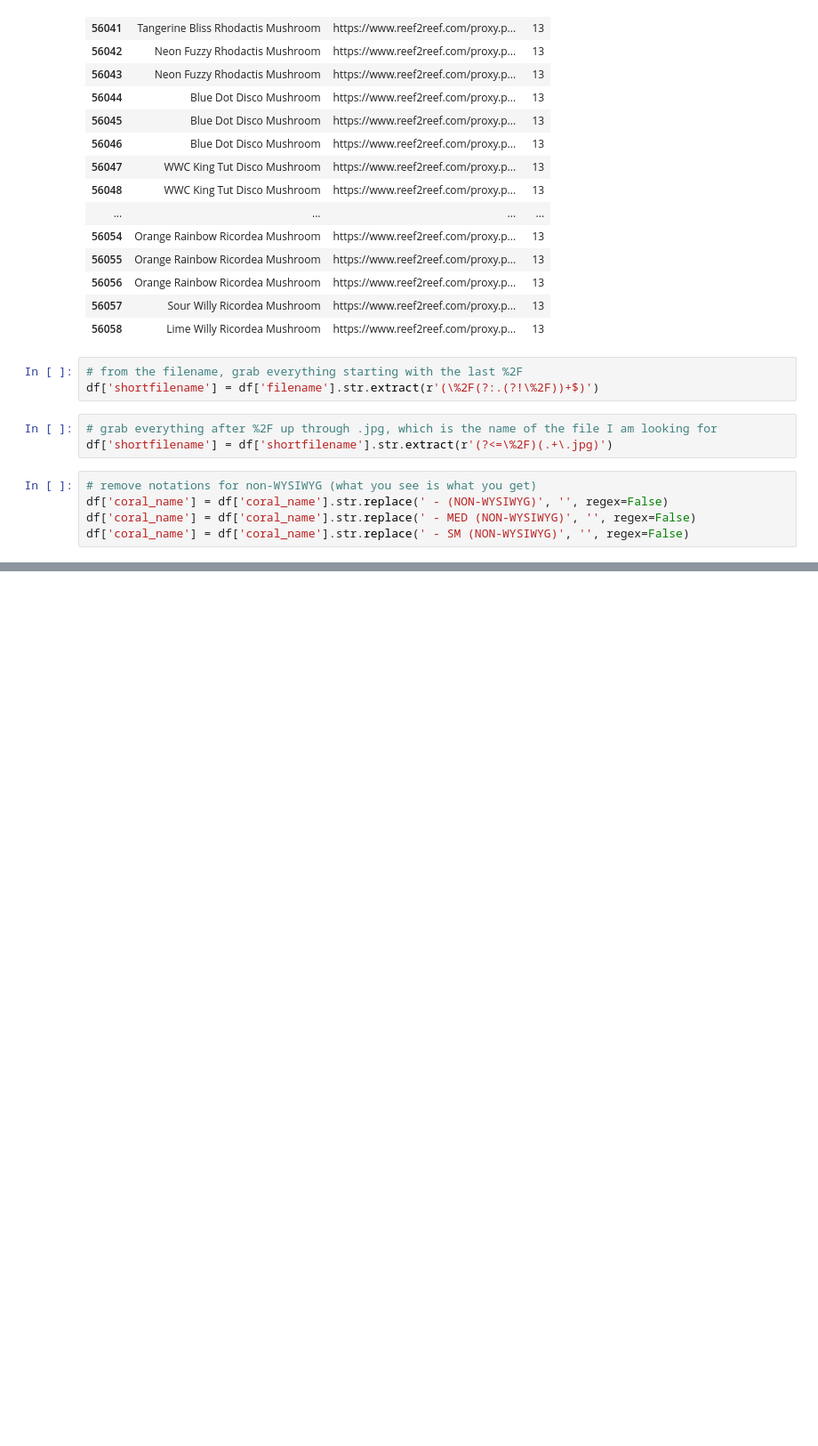
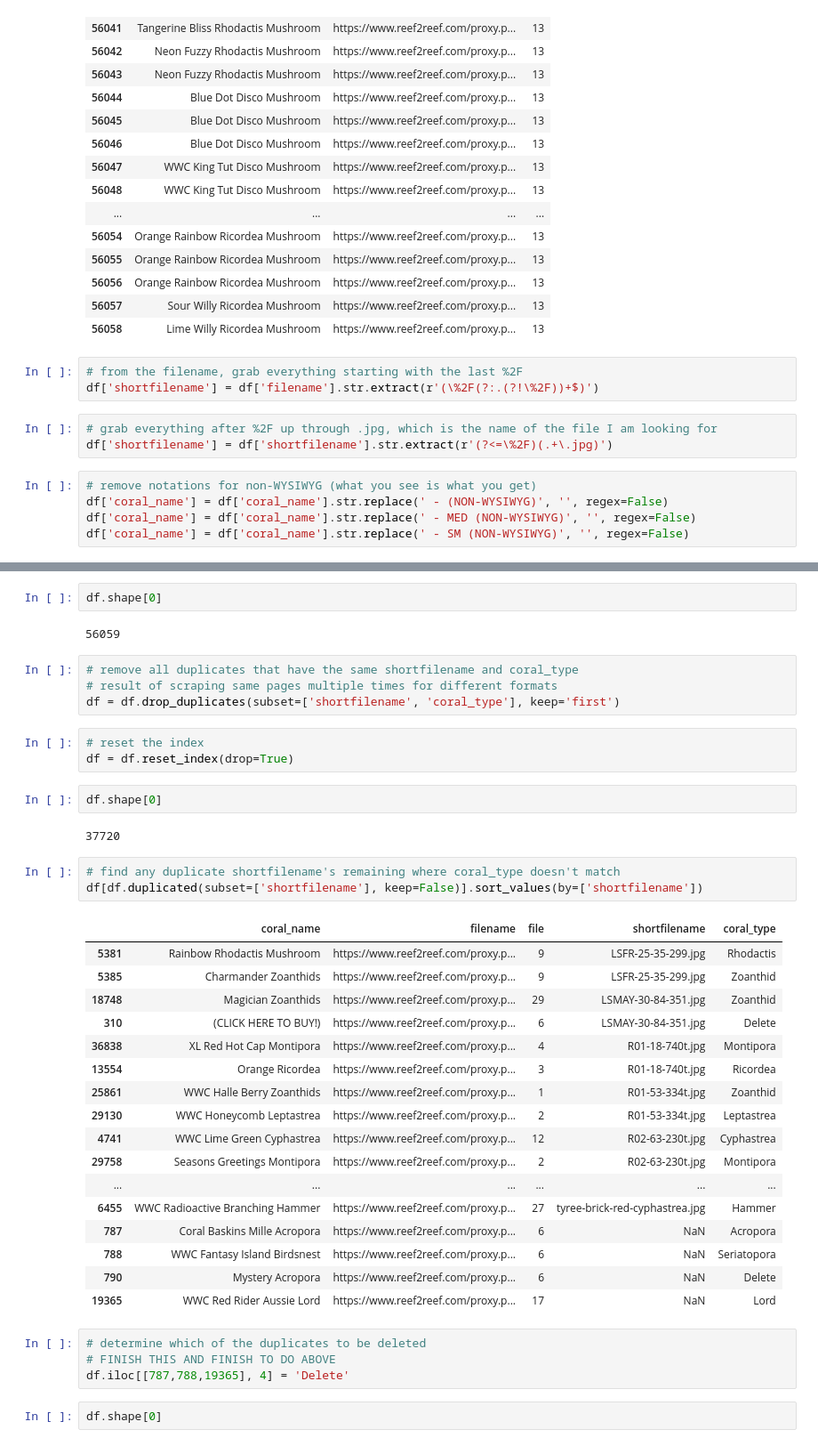
Before and after one commit to Frizzles7/coral_id, a Jupyter notebook: coral_names_cleanup.ipynb, the cells around one changed output, grey strips where cells are left out. Shown: that part at 89% size. Saved outputs shown, nothing was run; the diff lists cells and outputs as text; blank space fills up the shorter version.

```diff
--- a/coral_names_cleanup.ipynb
+++ b/coral_names_cleanup.ipynb
@@ -228,0 +830,42 @@ df[(df['coral_name'].str.endswith('Lord')) & (df['coral_type'] != 'Lord')]
+# %%
+df.shape[0]
+# %% [output]
+56059
+# %%
+# remove all duplicates that have the same shortfilename and coral_type
+# result of scraping same pages multiple times for different formats
+df = df.drop_duplicates(subset=['shortfilename', 'coral_type'], keep='first')
+# %%
+# reset the index
+df = df.reset_index(drop=True)
+# %%
+df.shape[0]
+# %% [output]
+37720
+# %%
+# find any duplicate shortfilename's remaining where coral_type doesn't match
+df[df.duplicated(subset=['shortfilename'], keep=False)].sort_values(by=['shortfilename'])
+# %% [output]
+|  | coral_name | filename | file | shortfilename | coral_type |
+| 5381 | Rainbow Rhodactis Mushroom | https://www.reef2reef.com/proxy.p... | 9 | LSFR-25-35-299.jpg | Rhodactis |
+| 5385 | Charmander Zoanthids | https://www.reef2reef.com/proxy.p... | 9 | LSFR-25-35-299.jpg | Zoanthid |
+| 18748 | Magician Zoanthids | https://www.reef2reef.com/proxy.p... | 29 | LSMAY-30-84-351.jpg | Zoanthid |
+| 310 | (CLICK HERE TO BUY!) | https://www.reef2reef.com/proxy.p... | 6 | LSMAY-30-84-351.jpg | Delete |
+| 36838 | XL Red Hot Cap Montipora | https://www.reef2reef.com/proxy.p... | 4 | R01-18-740t.jpg | Montipora |
+| 13554 | Orange Ricordea | https://www.reef2reef.com/proxy.p... | 3 | R01-18-740t.jpg | Ricordea |
+| 25861 | WWC Halle Berry Zoanthids | https://www.reef2reef.com/proxy.p... | 1 | R01-53-334t.jpg | Zoanthid |
+| 29130 | WWC Honeycomb Leptastrea | https://www.reef2reef.com/proxy.p... | 2 | R01-53-334t.jpg | Leptastrea |
+| 4741 | WWC Lime Green Cyphastrea | https://www.reef2reef.com/proxy.p... | 12 | R02-63-230t.jpg | Cyphastrea |
+| 29758 | Seasons Greetings Montipora | https://www.reef2reef.com/proxy.p... | 2 | R02-63-230t.jpg | Montipora |
+| ... | ... | ... | ... | ... | ... |
+| 6455 | WWC Radioactive Branching Hammer | https://www.reef2reef.com/proxy.p... | 27 | tyree-brick-red-cyphastrea.jpg | Hammer |
+| 787 | Coral Baskins Mille Acropora | https://www.reef2reef.com/proxy.p... | 6 | NaN | Acropora |
+| 788 | WWC Fantasy Island Birdsnest | https://www.reef2reef.com/proxy.p... | 6 | NaN | Seriatopora |
+| 790 | Mystery Acropora | https://www.reef2reef.com/proxy.p... | 6 | NaN | Delete |
+| 19365 | WWC Red Rider Aussie Lord | https://www.reef2reef.com/proxy.p... | 17 | NaN | Lord |
+# %%
+# determine which of the duplicates to be deleted
+# FINISH THIS AND FINISH TO DO ABOVE
+df.iloc[[787,788,19365], 4] = 'Delete'
+# %%
+df.shape[0]
```
Also changed, not shown: parts of 32 cells of this notebook.
